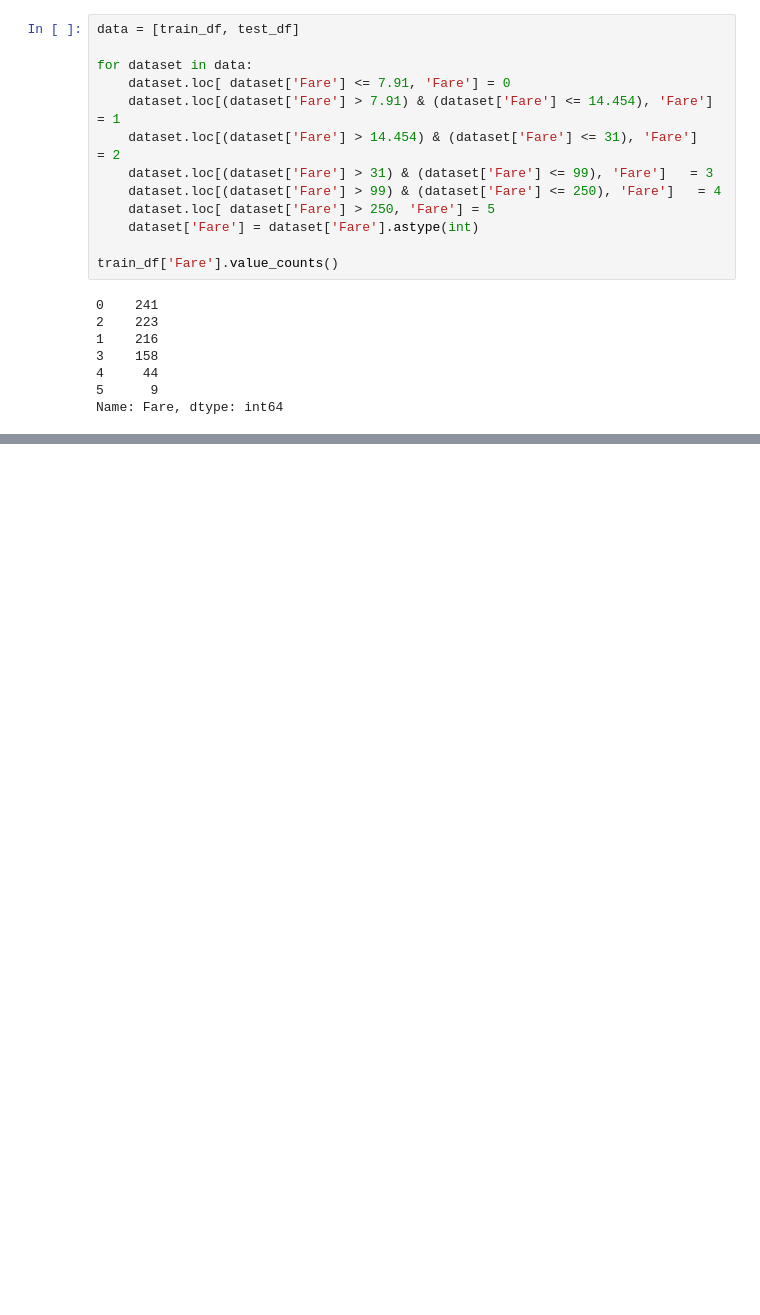
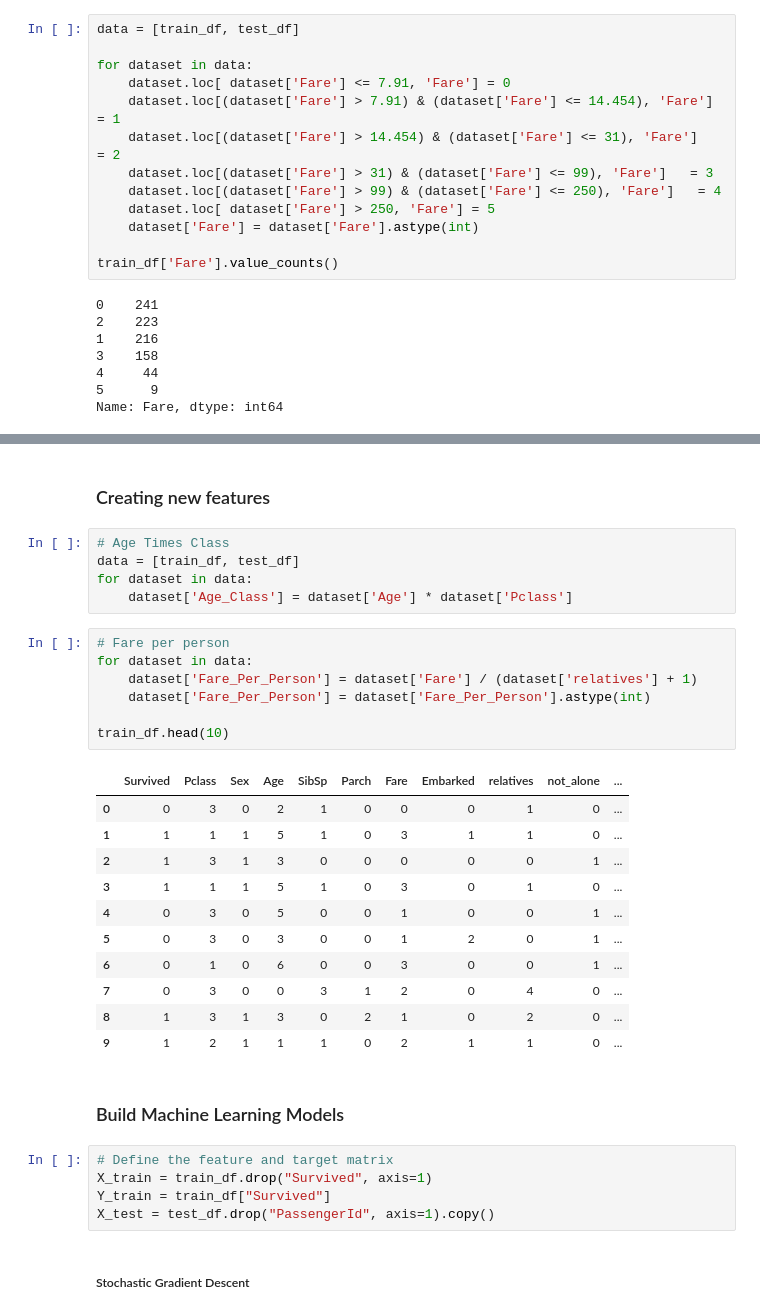
Before and after one commit to jjjohn1994/Kaggle_Titanic_Dataset_Analysis, a Jupyter notebook: Predicting_Survival_Of_Titanic_Passengers.ipynb, the cells around one changed output, grey strips where cells are left out. Drawn from its saved outputs; the diff is of its cells as text; blank space fills up the shorter version.

```diff
--- a/Predicting_Survival_Of_Titanic_Passengers.ipynb
+++ b/Predicting_Survival_Of_Titanic_Passengers.ipynb
@@ -379,3 +381,38 @@ train_df.head(10)
 | 7 | 0 | 3 | 0 | 0 | 3 | 1 | 2 | 0 | 4 | 0 | ... |
 | 8 | 1 | 3 | 1 | 3 | 0 | 2 | 1 | 0 | 2 | 0 | ... |
 | 9 | 1 | 2 | 1 | 1 | 1 | 0 | 2 | 1 | 1 | 0 | ... |
+# %% [markdown]
+### Creating new features
+# %%
+# Age Times Class
+data = [train_df, test_df]
+for dataset in data:
+    dataset['Age_Class'] = dataset['Age'] * dataset['Pclass']
+# %%
+# Fare per person
+for dataset in data:
+    dataset['Fare_Per_Person'] = dataset['Fare'] / (dataset['relatives'] + 1)
+    dataset['Fare_Per_Person'] = dataset['Fare_Per_Person'].astype(int)
+
+train_df.head(10)
+# %% [output]
+|  | Survived | Pclass | Sex | Age | SibSp | Parch | Fare | Embarked | relatives | not_alone | ... |
+| 0 | 0 | 3 | 0 | 2 | 1 | 0 | 0 | 0 | 1 | 0 | ... |
+| 1 | 1 | 1 | 1 | 5 | 1 | 0 | 3 | 1 | 1 | 0 | ... |
+| 2 | 1 | 3 | 1 | 3 | 0 | 0 | 0 | 0 | 0 | 1 | ... |
+| 3 | 1 | 1 | 1 | 5 | 1 | 0 | 3 | 0 | 1 | 0 | ... |
+| 4 | 0 | 3 | 0 | 5 | 0 | 0 | 1 | 0 | 0 | 1 | ... |
+| 5 | 0 | 3 | 0 | 3 | 0 | 0 | 1 | 2 | 0 | 1 | ... |
+| 6 | 0 | 1 | 0 | 6 | 0 | 0 | 3 | 0 | 0 | 1 | ... |
+| 7 | 0 | 3 | 0 | 0 | 3 | 1 | 2 | 0 | 4 | 0 | ... |
+| 8 | 1 | 3 | 1 | 3 | 0 | 2 | 1 | 0 | 2 | 0 | ... |
+| 9 | 1 | 2 | 1 | 1 | 1 | 0 | 2 | 1 | 1 | 0 | ... |
+# %% [markdown]
+### Build Machine Learning Models
+# %%
+# Define the feature and target matrix
+X_train = train_df.drop("Survived", axis=1)
+Y_train = train_df["Survived"]
+X_test = test_df.drop("PassengerId", axis=1).copy()
+# %% [markdown]
+##### Stochastic Gradient Descent
```
Also changed, not shown: parts of 55 cells of this notebook.
